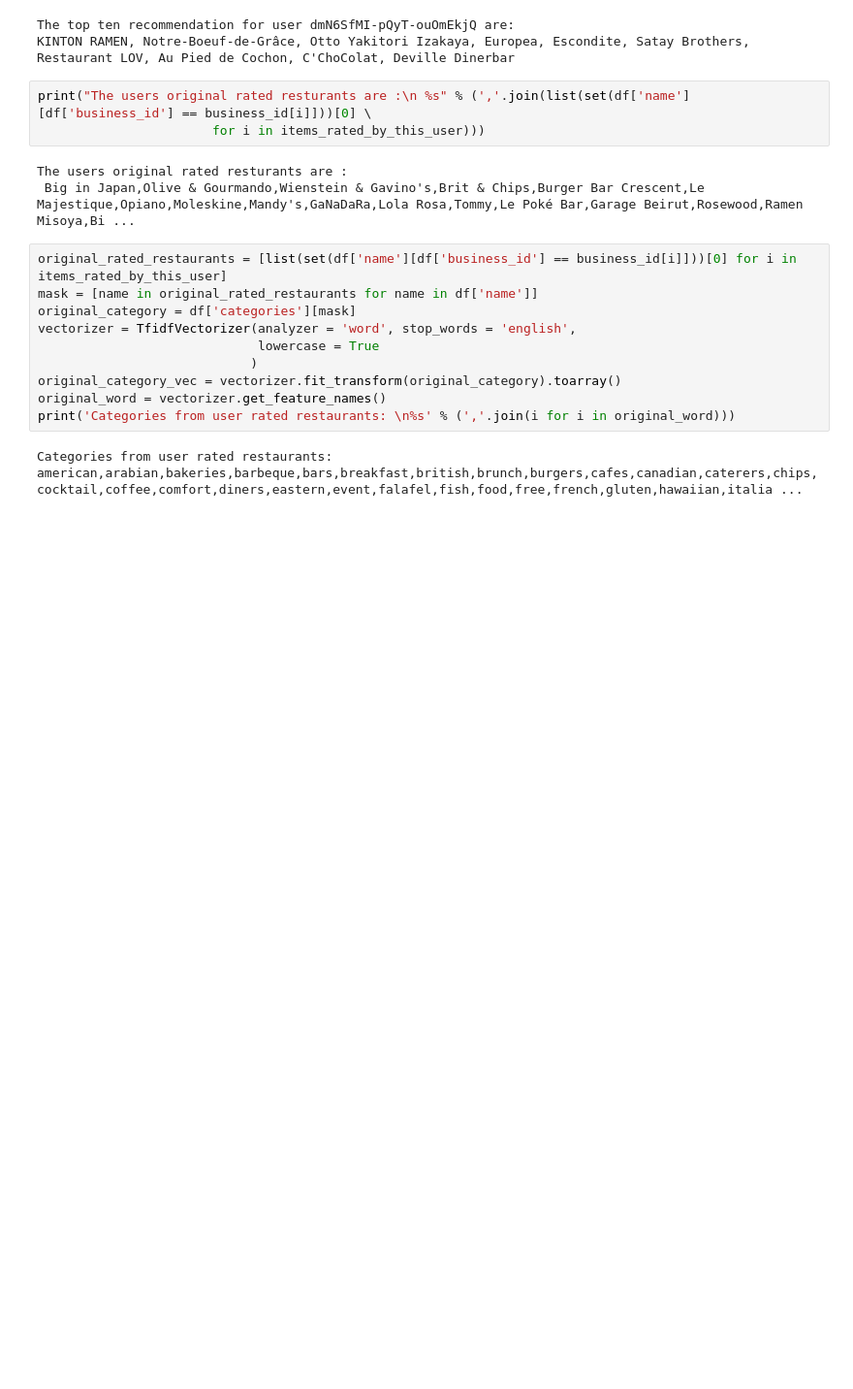
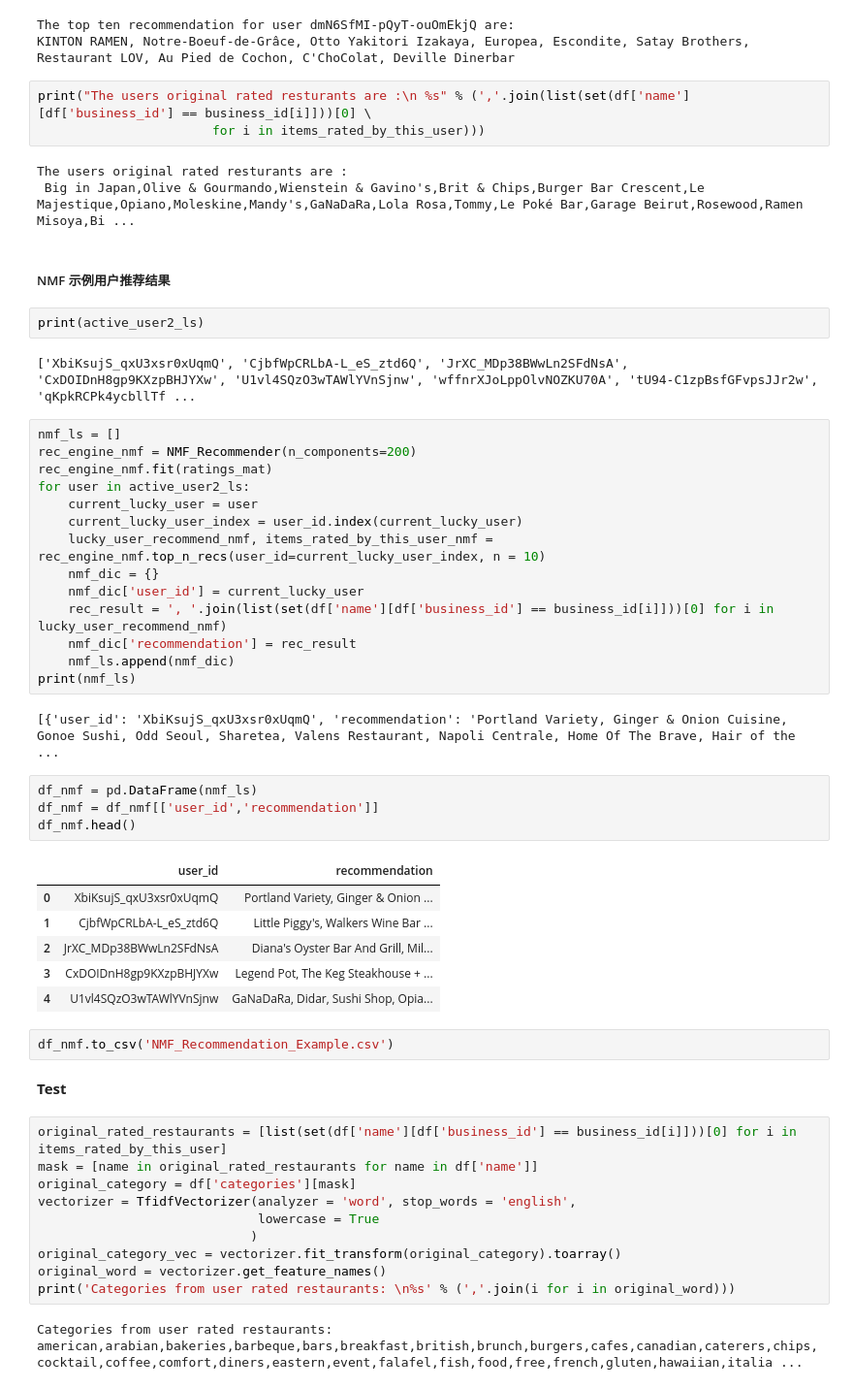
Before and after one commit to DataPieeeee/restaurant-recomendation-system, a Jupyter notebook: Step5_Yelp_Canada_2017&2018_Recommender.ipynb, the cells around one changed output. Shown: that part at 97% size. Cells and saved outputs as stored; diff of their text form; blank space fills up the shorter version.

```diff
--- a/Step5_Yelp_Canada_2017&2018_Recommender.ipynb
+++ b/Step5_Yelp_Canada_2017&2018_Recommender.ipynb
@@ -286,6 +349,43 @@ print("The users original rated resturants are :\n %s" % (','.join(list(set(df['
 # %% [output]
 The users original rated resturants are :
  Big in Japan,Olive & Gourmando,Wienstein & Gavino's,Brit & Chips,Burger Bar Crescent,Le Majestique,Opiano,Moleskine,Mandy's,GaNaDaRa,Lola Rosa,Tommy,Le Poké Bar,Garage Beirut,Rosewood,Ramen Misoya,Bi ...
+# %% [markdown]
+##### NMF 示例用户推荐结果
+# %%
+print(active_user2_ls)
+# %% [output]
+['XbiKsujS_qxU3xsr0xUqmQ', 'CjbfWpCRLbA-L_eS_ztd6Q', 'JrXC_MDp38BWwLn2SFdNsA', 'CxDOIDnH8gp9KXzpBHJYXw', 'U1vl4SQzO3wTAWlYVnSjnw', 'wffnrXJoLppOlvNOZKU70A', 'tU94-C1zpBsfGFvpsJJr2w', 'qKpkRCPk4ycbllTf ...
+# %%
+nmf_ls = []
+rec_engine_nmf = NMF_Recommender(n_components=200)
+rec_engine_nmf.fit(ratings_mat)
+for user in active_user2_ls:
+    current_lucky_user = user
+    current_lucky_user_index = user_id.index(current_lucky_user)
+    lucky_user_recommend_nmf, items_rated_by_this_user_nmf = rec_engine_nmf.top_n_recs(user_id=current_lucky_user_index, n = 10)
+    nmf_dic = {}
+    nmf_dic['user_id'] = current_lucky_user
+    rec_result = ', '.join(list(set(df['name'][df['business_id'] == business_id[i]]))[0] for i in lucky_user_recommend_nmf)
+    nmf_dic['recommendation'] = rec_result
+    nmf_ls.append(nmf_dic)
+print(nmf_ls)
+# %% [output]
+[{'user_id': 'XbiKsujS_qxU3xsr0xUqmQ', 'recommendation': 'Portland Variety, Ginger & Onion Cuisine, Gonoe Sushi, Odd Seoul, Sharetea, Valens Restaurant, Napoli Centrale, Home Of The Brave, Hair of the ...
+# %%
+df_nmf = pd.DataFrame(nmf_ls)
+df_nmf = df_nmf[['user_id','recommendation']]
+df_nmf.head()
+# %% [output]
+|  | user_id | recommendation |
+| 0 | XbiKsujS_qxU3xsr0xUqmQ | Portland Variety, Ginger & Onion ... |
+| 1 | CjbfWpCRLbA-L_eS_ztd6Q | Little Piggy's, Walkers Wine Bar ... |
+| 2 | JrXC_MDp38BWwLn2SFdNsA | Diana's Oyster Bar And Grill, Mil... |
+| 3 | CxDOIDnH8gp9KXzpBHJYXw | Legend Pot, The Keg Steakhouse + ... |
+| 4 | U1vl4SQzO3wTAWlYVnSjnw | GaNaDaRa, Didar, Sushi Shop, Opia... |
+# %%
+df_nmf.to_csv('NMF_Recommendation_Example.csv')
+# %% [markdown]
+**Test**
 # %%
 original_rated_restaurants = [list(set(df['name'][df['business_id'] == business_id[i]]))[0] for i in items_rated_by_this_user]
 mask = [name in original_rated_restaurants for name in df['name']]
```
Also changed, not shown: parts of 11 cells of this notebook, 3 other files.
